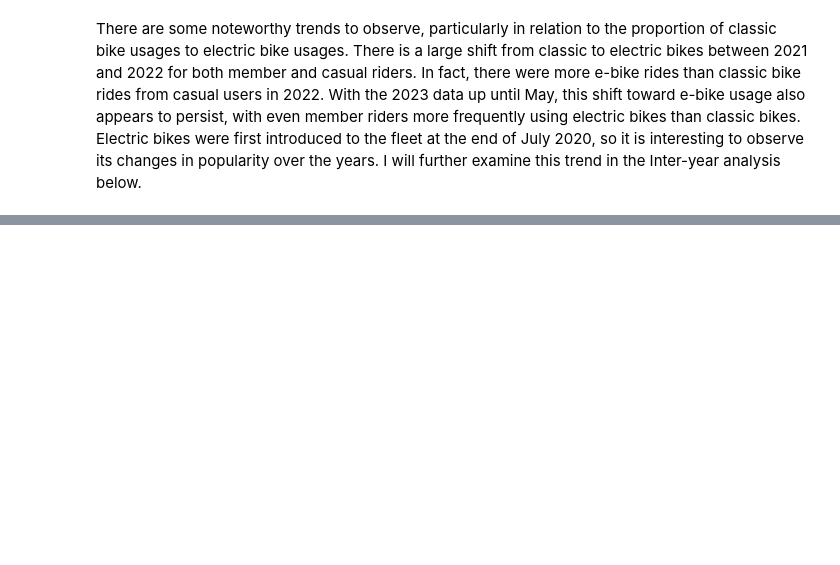
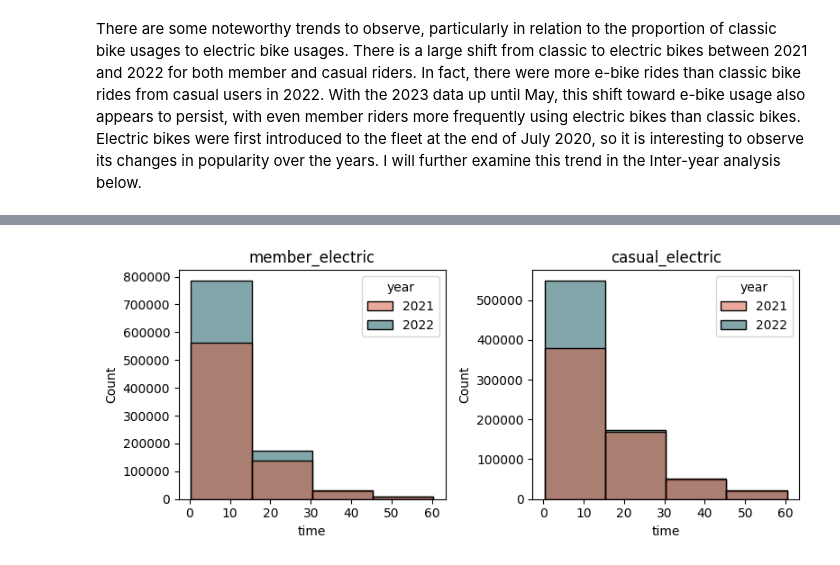
Before and after one commit to pollyren/divvy, a Jupyter notebook: eda/analysis.ipynb, the cells around one changed output, grey strips where cells are left out. Drawn from its saved outputs; the diff is of its cells as text; code cells hidden in the pictures; blank space fills up the shorter version.

```diff
--- a/eda/analysis.ipynb
+++ b/eda/analysis.ipynb
@@ -191,0 +339,12 @@ axes[1].set_title('2022')
+# %%
+within_hour = cleaned2['time']<=60
+
+fig, axes = plt.subplots(1, 2, figsize=(8,3.5))
+
+sns.histplot(data=cleaned2[electric & member & after_june & one_two & within_hour], x='time', hue='year', binwidth=15, palette=colours[:2], multiple='layer', ax=axes[0])
+sns.histplot(data=cleaned2[electric & casual & after_june & one_two & within_hour], x='time', hue='year', binwidth=15, palette=colours[:2], multiple='layer', ax=axes[1])
+axes[0].set_title('member_electric')
+axes[1].set_title('casual_electric')
+fig.tight_layout()
+# %% [output]
+[figure, added]
```
Also changed, not shown: parts of 27 cells of this notebook.
